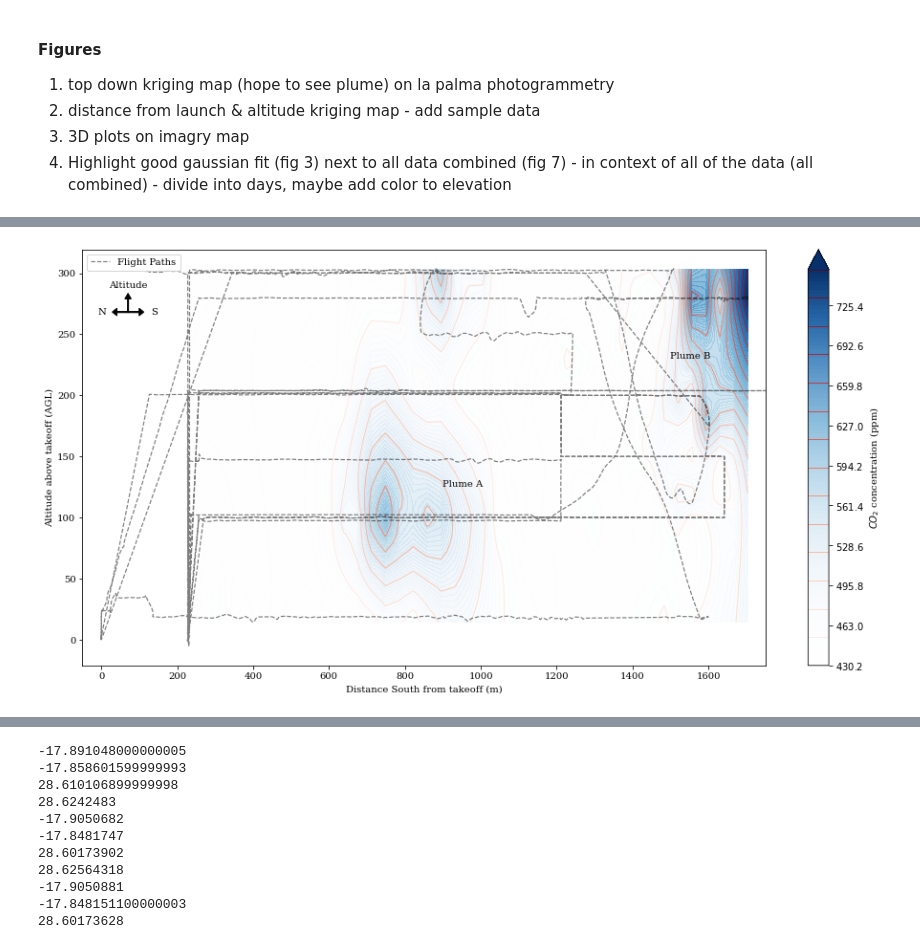
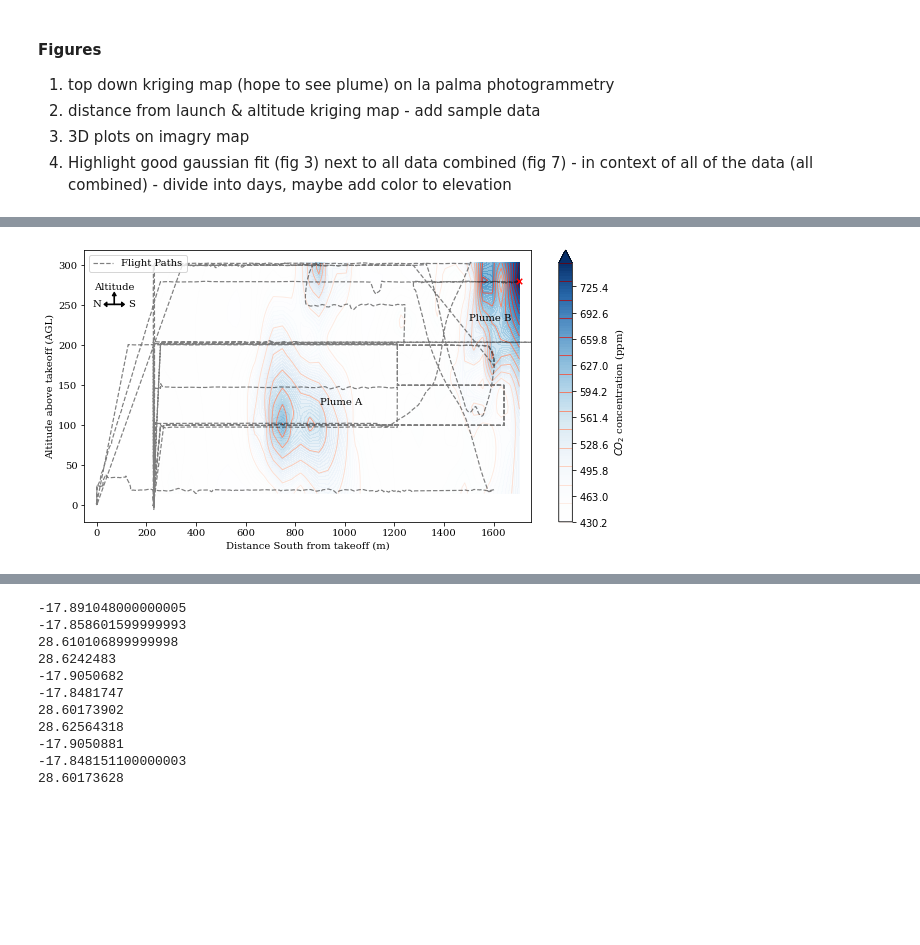
Before and after one commit to BCLab-UNM/lapalma-expedition, a Jupyter notebook: La Palma Nov 2021.ipynb, the cells around one changed output, grey strips where cells are left out. Cells and saved outputs as stored; diff of their text form; code cells hidden in the pictures; blank space fills up the shorter version.

```diff
--- a/La Palma Nov 2021.ipynb
+++ b/La Palma Nov 2021.ipynb
@@ -56,6 +57,14 @@ def between(start, end):
     end_date = datetime.datetime.strptime(end, '%Y-%m-%d %H:%M:%S.%f')
     return lambda value: value.type =='reading' and start_date <= value.date and end_date >= value.date and value.data.value > 0
 
+def get_next_point(input, time):
+    threshold_date = datetime.datetime.strptime(time, '%Y-%m-%d %H:%M:%S.%f')
+    for value in input:
+        if value.time > threshold_date:
+            return value
+    return None
+
+earthCircumference = 40008000
 
 df3_data = read_data("la_palma_data/la palma 11-28-2021 - df3.log")
 df4_data = read_data("la_palma_data/la palma 11-29-2021 - df4.log")
@@ -94,3 +103,6 @@ flight_list = [lapalma_flight1,
                lapalma_flight8]
 flight_labels = ['flight 1', 'flight 2a', 'flight 2b', 'flight 3', 'flight 4', 'flight 5', 'fligh 6a', 'flight 6b', 'flight 6c', 'flight 6', 'flight 8']
 all_data = [item for sublist in flight_list for item in sublist]
+
+collection_point = get_next_point(lapalma_flight6, '2021-11-28 12:35:14.86601')
+print(collection_point)
@@ -279,7 +282,7 @@ def add_alt_compass(plt, ax) :
     x_unit = (plt.xlim()[1] - plt.xlim()[0]) * 0.04
     y_unit = (plt.ylim()[1] - plt.ylim()[0]) * 0.09
     center = [plt.xlim()[0] + (plt.xlim()[1] - plt.xlim()[0]) *.08,
-             plt.ylim()[1] - (plt.ylim()[1] - plt.ylim()[0]) *.15]
+             plt.ylim()[1] - (plt.ylim()[1] - plt.ylim()[0]) *.2]
 
     ax.arrow(center[0], center[1], 0, y_unit/2, head_width=x_unit * 0.2, head_length=y_unit * 0.15, width=x_unit * 0.03, length_includes_head=True, color='black')
     ax.arrow(center[0], center[1], -x_unit/2, 0, head_width=y_unit * 0.2, head_length=x_unit * 0.15, width=y_unit * 0.03, length_includes_head=True, color='black')
@@ -290,9 +293,8 @@ def add_alt_compass(plt, ax) :
     ax.annotate('N', xy=(center[0] - x_unit/1.2, center[1]), ha='center', va='center')
 
 def display_altitude_distance_krig(name, starting_position, readings, all_data, nlags=6, minco2=None, maxco2=None, addons=None):
-    fig, ax = plt.subplots(figsize=(16, 8))
+    fig, ax = plt.subplots(figsize=(10, 5))
 
-    earthCircumference = 40008000
     distance_data = []
     co2 = []
     altitude = []
@@ -320,32 +322,36 @@ def display_altitude_distance_krig(name, starting_position, readings, all_data,
         co2.append(float(d.value))
 
     ax.plot(path_distance, path_alt, color='k', linestyle='--', lw=1.2, alpha=0.5, label="Flight Paths")
 
 #     zoom_to_data(ax, readings)
 #     geo_axis_format(ax)
     if addons is not None:
         addons(plt, fig, ax)
 
     ax.legend(loc="upper left")
 
     add_alt_compass(plt, ax)
 
     ax.set_xlim(-50, 1750)
 
 
     ax.annotate("Plume A", [900, 125])
     ax.annotate("Plume B", [1500, 230])
 
+    collection_point_distance = (starting_position.lat - collection_point.lat) * (earthCircumference / 360) * math.cos(starting_position.lat * 0.01745)
+
+    ax.scatter(collection_point_distance, collection_point.alt - starting_position.alt, s=30, color='r', marker='x', zorder=2)
+
 
     ax.set_xlabel('Distance South from takeoff (m)')
     ax.set_ylabel('Altitude above takeoff (AGL)')
     ax.plot()
 
 minco2 = min([reading.value for reading in combined_data])
 maxco2 = max([reading.value for reading in combined_data]) / 1.6
 
 display_altitude_distance_krig('lapalma_combined2', lapalma_flight6[0], combined_data, all_data)
 plt.savefig("altitude_krig.pdf", format="pdf")
 # %% [output]
-[figure, old version]
+[figure, new version]
 # %%
```
Also changed, not shown: parts of 8 cells of this notebook, 1 other file.
